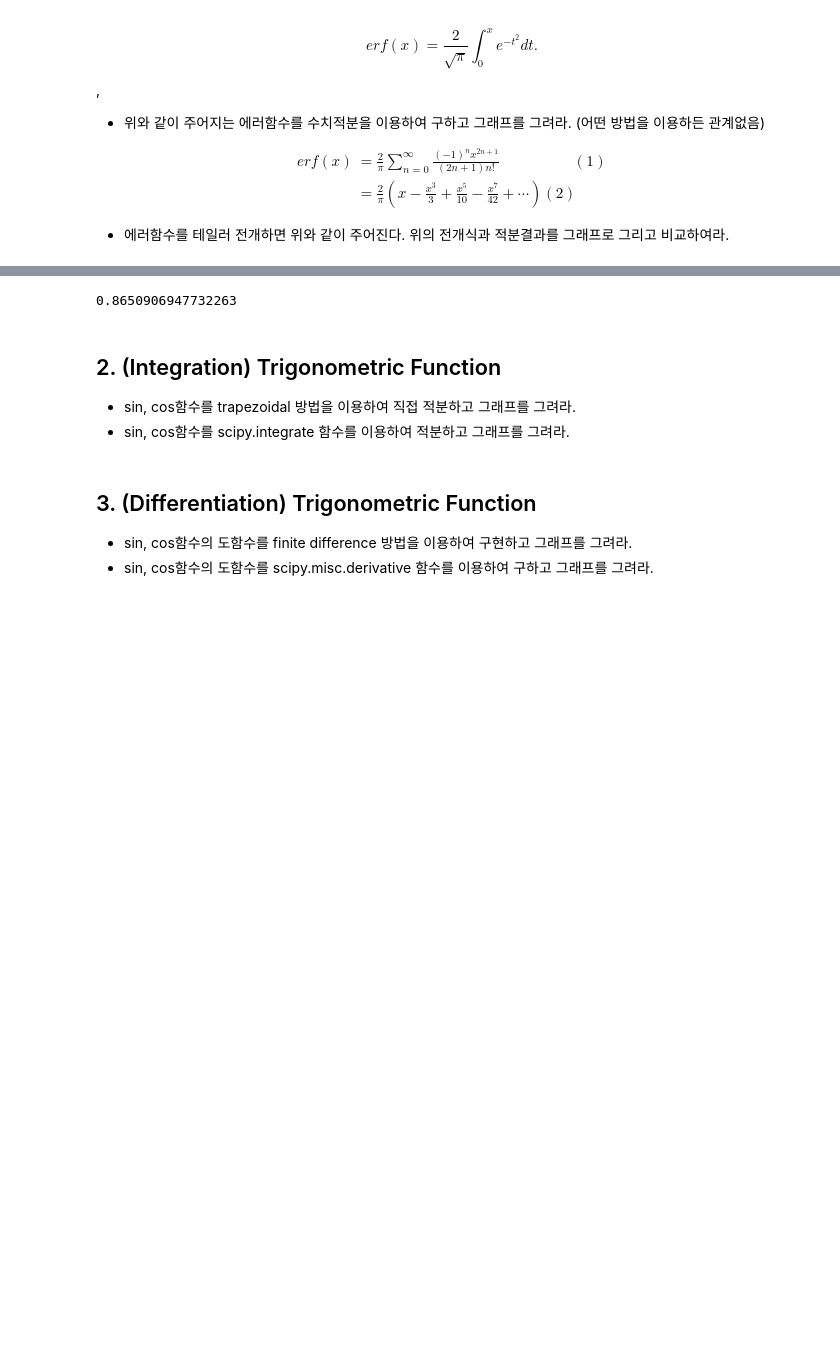
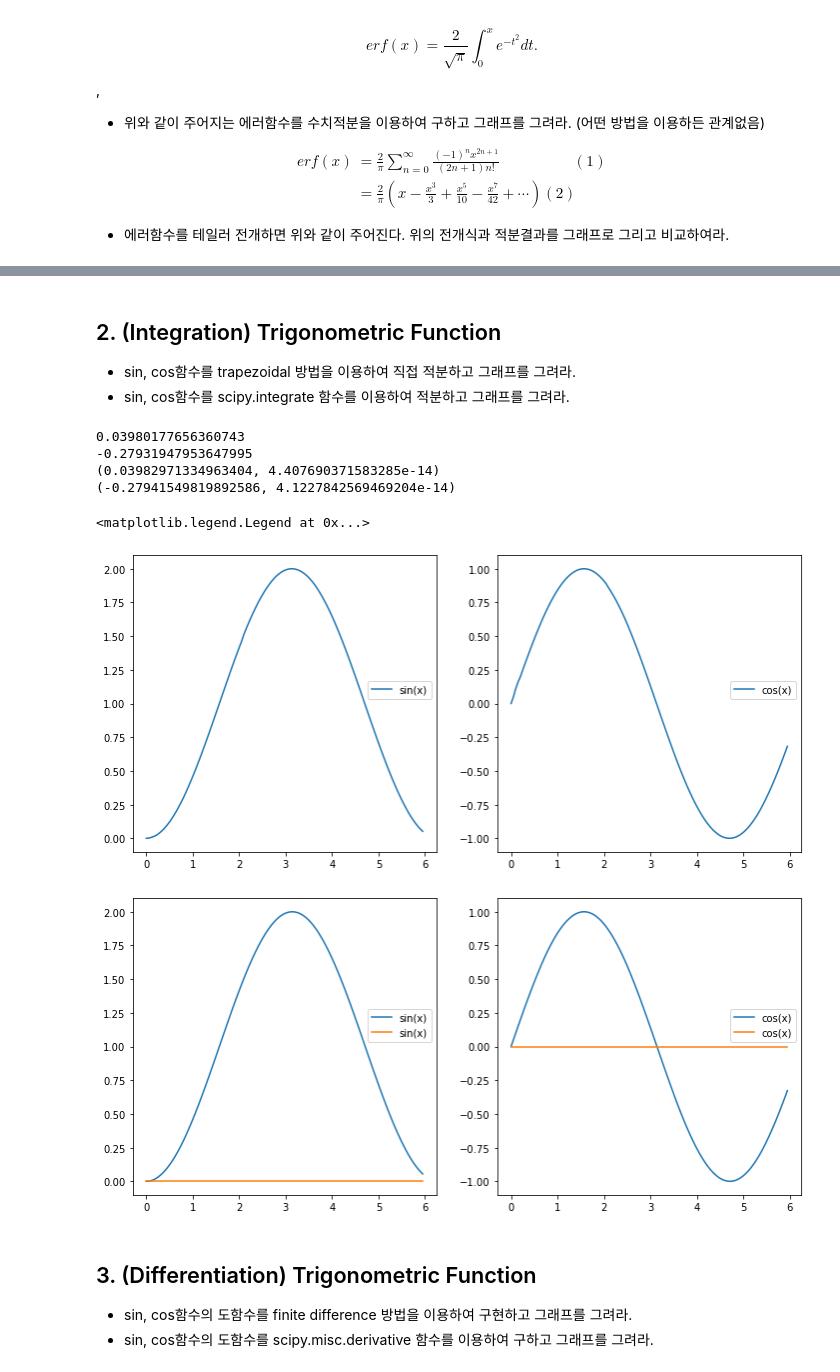
Before and after one commit to pijunseung/2021_cphys1, a Jupyter notebook: hw4.ipynb, the cells around one changed output, grey strips where cells are left out. Drawn from its saved outputs; the diff is of its cells as text; code cells hidden in the pictures; blank space fills up the shorter version.

```diff
--- a/hw4.ipynb
+++ b/hw4.ipynb
@@ -66,11 +82,62 @@ plt.plot(x,T(100))
-# %%
-T(2)
-# %% [output]
-0.8650906947732263
 # %% [markdown]
 ## 2. (Integration) Trigonometric Function
 * sin, cos함수를 trapezoidal 방법을 이용하여 직접 적분하고 그래프를 그려라.
 * sin, cos함수를 scipy.integrate 함수를 이용하여 적분하고 그래프를 그려라.
+# %%
+xdata = np.arange(0,6,0.01)
+
+def sin(x):
+    return np.sin(x)
+
+def cos(x):
+    return np.cos(x)
+
+def trapez(f,a,b,dx):
+    s, x = 0, a
+    while(x<b):
+        s += dx*(0.5*f(x)+0.5*f(x+dx))
+        x = x + dx
+    return s
+
+plt.figure(figsize=(12,12))
+print(trapez(sin,0,6,0.0001))
+print(trapez(cos,0,6,0.0001))
+
+x=np.arange(0,6,0.05)
+y1=[trapez(sin,0,b,0.01) for b in x]
+y2=[trapez(cos,0,b,0.01) for b in x]
+
+plt.subplot(2,2,1)
+plt.plot(x,y1,label='sin(x)')
+plt.legend(loc='lower right', bbox_to_anchor=(1, 0.5))
+
+plt.subplot(2,2,2)
+plt.plot(x,y2,label='cos(x)')
+plt.legend(loc='lower right', bbox_to_anchor=(1, 0.5))
+
+plt.figure(figsize=(12,12))
+print(integrate.quad(sin,0,6))
+print(integrate.quad(cos,0,6))
+
+x=np.arange(0,6,0.05)
+y3=[integrate.quad(sin,0,b) for b in x]
+y4=[integrate.quad(cos,0,b) for b in x]
+
+plt.subplot(2,2,3)
+plt.plot(x,y3,label='sin(x)')
+plt.legend(loc='lower right', bbox_to_anchor=(1, 0.5))
+
+plt.subplot(2,2,4)
+plt.plot(x,y4,label='cos(x)')
+plt.legend(loc='lower right', bbox_to_anchor=(1, 0.5))
+# %% [output]
+0.03980177656360743
+-0.27931947953647995
+(0.03982971334963404, 4.407690371583285e-14)
+(-0.27941549819892586, 4.1227842569469204e-14)
+<matplotlib.legend.Legend at 0x...>
+[figure, added]
+[figure, added]
 # %% [markdown]
 ## 3. (Differentiation) Trigonometric Function
 * sin, cos함수의 도함수를 finite difference 방법을 이용하여 구현하고 그래프를 그려라.
```
Also changed, not shown: parts of 5 cells of this notebook.
